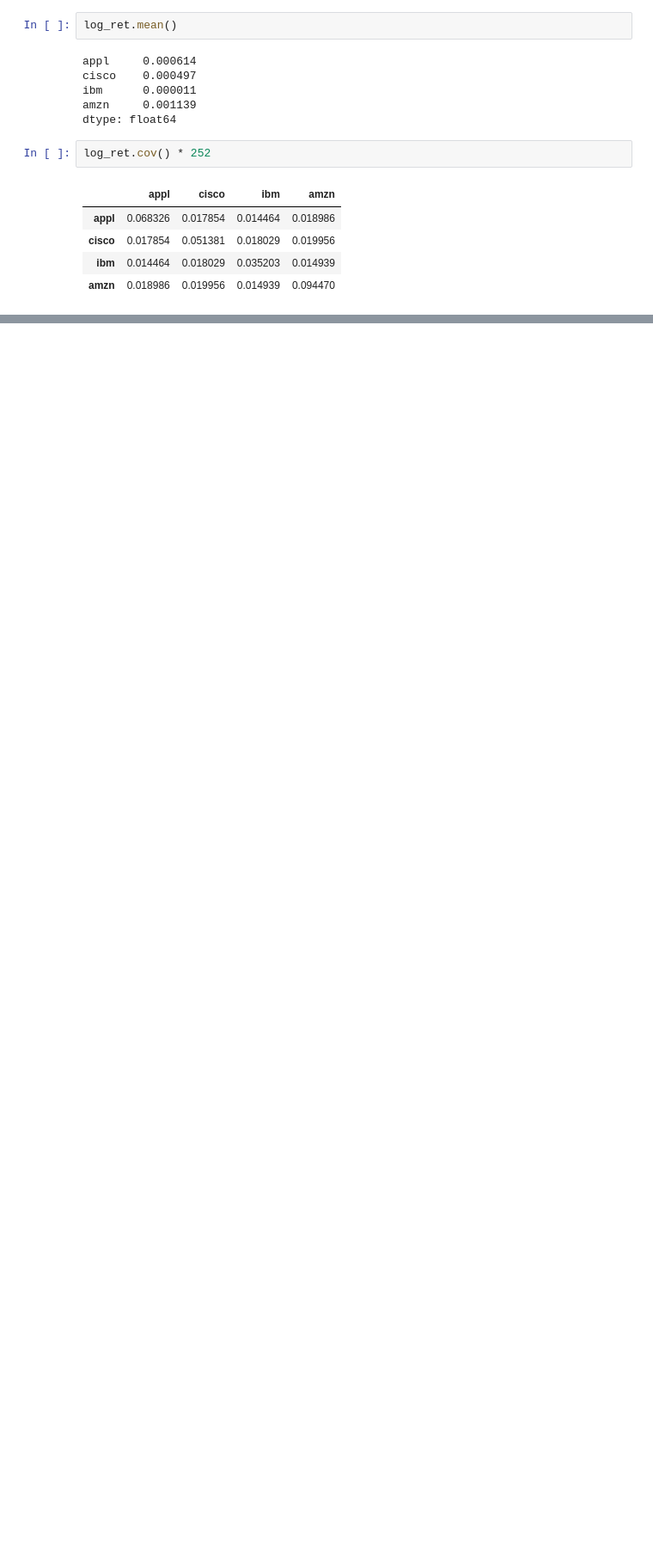
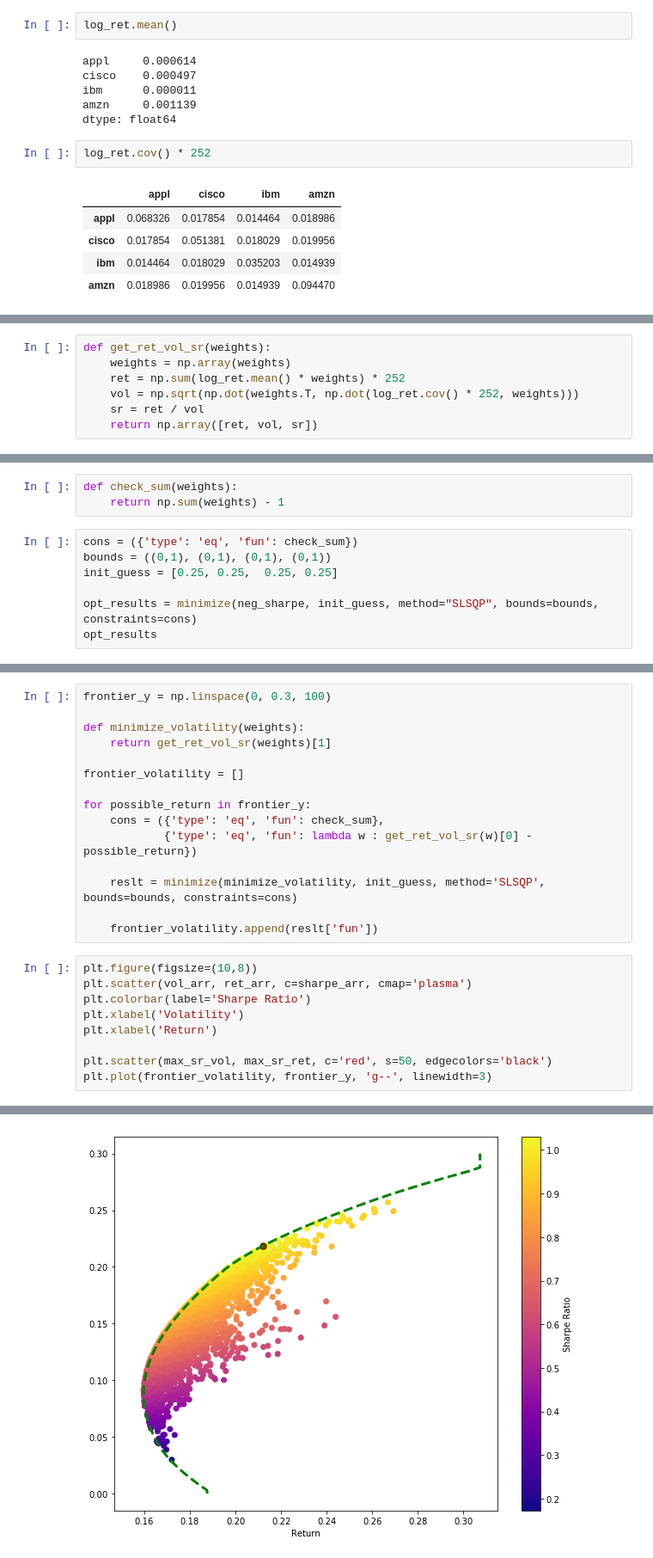
Before and after one commit to willianbriotto/ds-finance, a Jupyter notebook: ds-portfolio-finance.ipynb, the cells around one changed output, grey strips where cells are left out. Shown at 86% size. Saved outputs shown, nothing was run; the diff lists cells and outputs as text; blank space fills up the shorter version.

```diff
--- a/ds-portfolio-finance.ipynb
+++ b/ds-portfolio-finance.ipynb
@@ -261,0 +292,7 @@ Sharpe Ratio
+# %%
+def get_ret_vol_sr(weights):
+    weights = np.array(weights)
+    ret = np.sum(log_ret.mean() * weights) * 252
+    vol = np.sqrt(np.dot(weights.T, np.dot(log_ret.cov() * 252, weights)))
+    sr = ret / vol
+    return np.array([ret, vol, sr])
@@ -261,0 +302,10 @@ Sharpe Ratio
+# %%
+def check_sum(weights):
+    return np.sum(weights) - 1
+# %%
+cons = ({'type': 'eq', 'fun': check_sum})
+bounds = ((0,1), (0,1), (0,1), (0,1))
+init_guess = [0.25, 0.25,  0.25, 0.25]
+
+opt_results = minimize(neg_sharpe, init_guess, method="SLSQP", bounds=bounds, constraints=cons)
+opt_results
@@ -261,0 +327,25 @@ Sharpe Ratio
+# %%
+frontier_y = np.linspace(0, 0.3, 100)
+
+def minimize_volatility(weights):
+    return get_ret_vol_sr(weights)[1]
+
+frontier_volatility = []
+
+for possible_return in frontier_y:
+    cons = ({'type': 'eq', 'fun': check_sum},
+            {'type': 'eq', 'fun': lambda w : get_ret_vol_sr(w)[0] - possible_return})
+
+    reslt = minimize(minimize_volatility, init_guess, method='SLSQP', bounds=bounds, constraints=cons)
+
+    frontier_volatility.append(reslt['fun'])
+# %%
+plt.figure(figsize=(10,8))
+plt.scatter(vol_arr, ret_arr, c=sharpe_arr, cmap='plasma')
+plt.colorbar(label='Sharpe Ratio')
+plt.xlabel('Volatility')
+plt.xlabel('Return')
+
+plt.scatter(max_sr_vol, max_sr_ret, c='red', s=50, edgecolors='black')
+plt.plot(frontier_volatility, frontier_y, 'g--', linewidth=3)
+# %% [output]
@@ -261,0 +353 @@ Sharpe Ratio
+[figure, added]
```
Also changed, not shown: parts of 10 cells of this notebook.
